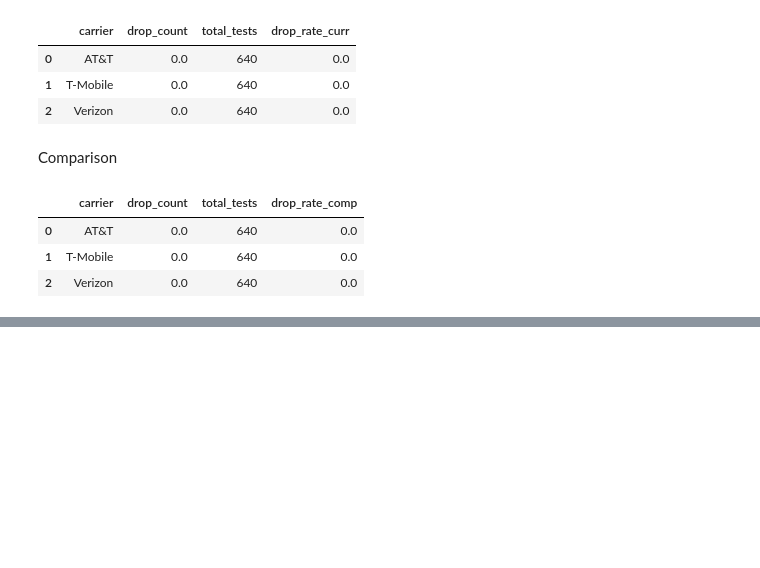
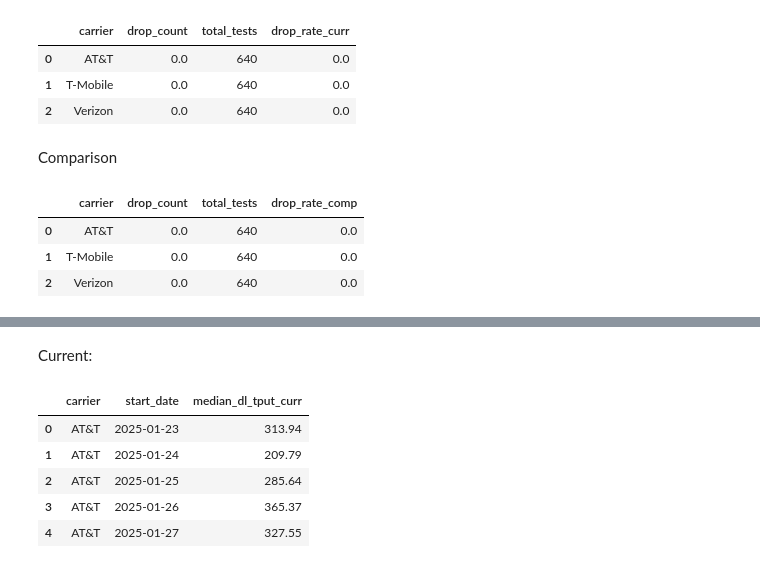
Before and after one commit to ookla-jennymassari/dq_reporting_test.py, a Jupyter notebook: dq_reporting_notebook.ipynb, the cells around one changed output, grey strips where cells are left out. Drawn from its saved outputs; the diff is of its cells as text; code cells hidden in the pictures; blank space fills up the shorter version.

Commit message:
Added logic for Download Throughput.

```diff
--- a/dq_reporting_notebook.ipynb
+++ b/dq_reporting_notebook.ipynb
@@ -1166,0 +1169,20 @@ drop_all_comp.head()
+# %%
+##Current
+# Filter rows
+filtered_dl_tput_curr = df_ts_curr[df_ts_curr['test_type_id'] == 20]
+
+# Convert to date
+filtered_dl_tput_curr['start_date'] = pd.to_datetime(filtered_dl_tput_curr['local_time']).dt.date
+
+# Convert download speed to Mbps (kbit/s ÷ 1000)
+filtered_dl_tput_curr['download_mbps'] = filtered_dl_tput_curr['dsd_effective_download_test_speed'] / 1000
+
+##Comparison:
+# Filter rows
+filtered_dl_tput_comp = df_ts_comp[df_ts_comp['test_type_id'] == 20]
+
+# Convert to date
+filtered_dl_tput_comp['start_date'] = pd.to_datetime(filtered_dl_tput_comp['local_time']).dt.date
+
+# Convert download speed to Mbps (kbit/s ÷ 1000)
+filtered_dl_tput_comp['download_mbps'] = filtered_dl_tput_comp['dsd_effective_download_test_speed'] / 1000
@@ -1166,0 +1210,20 @@ drop_all_comp.head()
+# %% [markdown]
+Current:
+# %%
+dl_tput_curr = (
+    filtered_dl_tput_curr
+    .groupby(['carrier', 'start_date'], as_index=False)['download_mbps']
+    .median()
+    .rename(columns={'download_mbps': 'median_dl_tput_curr'})
+)
+
+dl_tput_curr['median_dl_tput_curr'] = dl_tput_curr['median_dl_tput_curr'].round(2)
+
+dl_tput_curr.head()
+# %% [output]
+|  | carrier | start_date | median_dl_tput_curr |
+| 0 | AT&T | 2025-01-23 | 313.94 |
+| 1 | AT&T | 2025-01-24 | 209.79 |
+| 2 | AT&T | 2025-01-25 | 285.64 |
+| 3 | AT&T | 2025-01-26 | 365.37 |
+| 4 | AT&T | 2025-01-27 | 327.55 |
```
Also changed, not shown: parts of 8 cells of this notebook.
